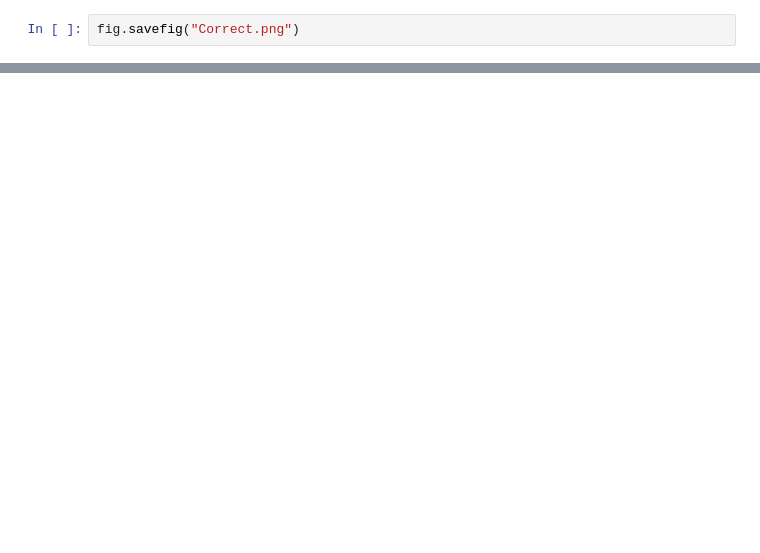
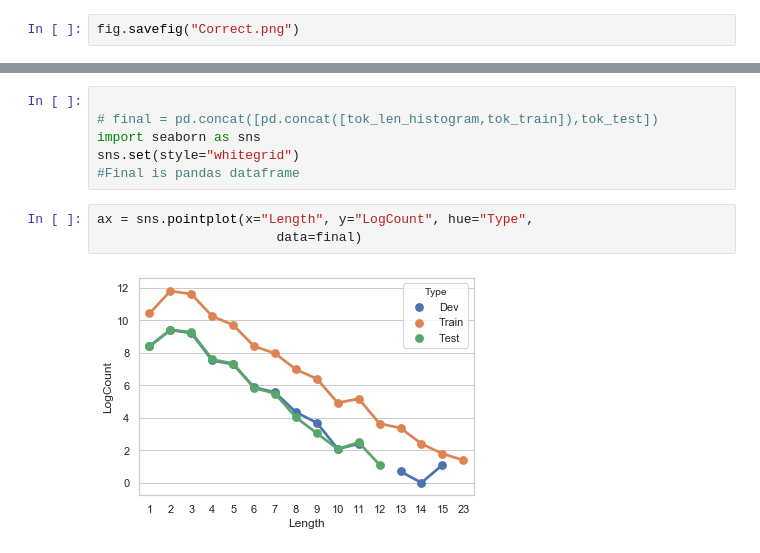
Before and after one commit to kuntalkumarpal/Python-cheat-sheets, a Jupyter notebook: Graphs_Python.ipynb, the cells around one changed output, grey strips where cells are left out. Cells and saved outputs as stored; diff of their text form; blank space fills up the shorter version.

```diff
--- a/Graphs_Python.ipynb
+++ b/Graphs_Python.ipynb
@@ -67,0 +111,11 @@ fig.savefig("Correct.png")
+# %%
+
+# final = pd.concat([pd.concat([tok_len_histogram,tok_train]),tok_test])
+import seaborn as sns
+sns.set(style="whitegrid")
+#Final is pandas dataframe
+# %%
+ax = sns.pointplot(x="Length", y="LogCount", hue="Type",
+                       data=final)
+# %% [output]
+[figure, added]
```
Also changed, not shown: parts of 19 cells of this notebook, 3 other files.
